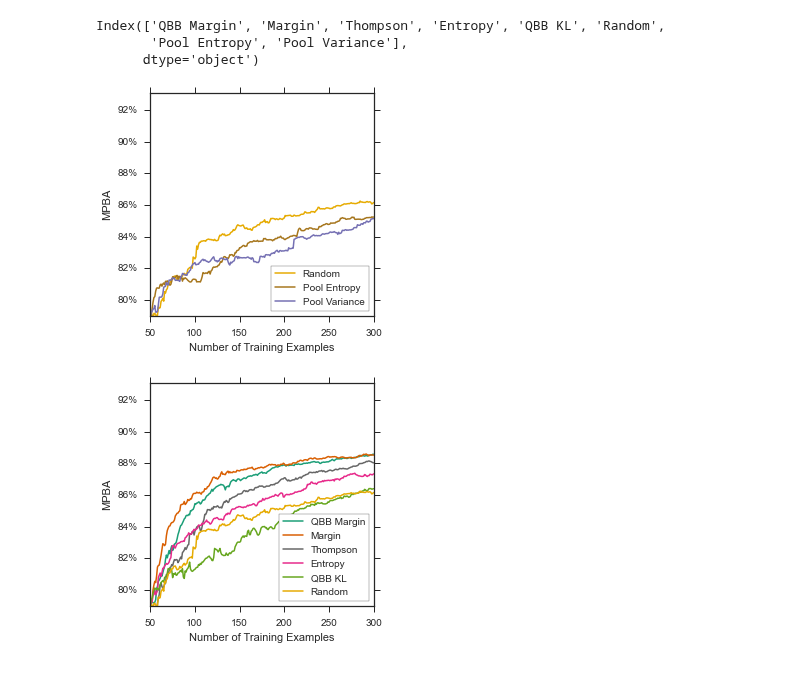
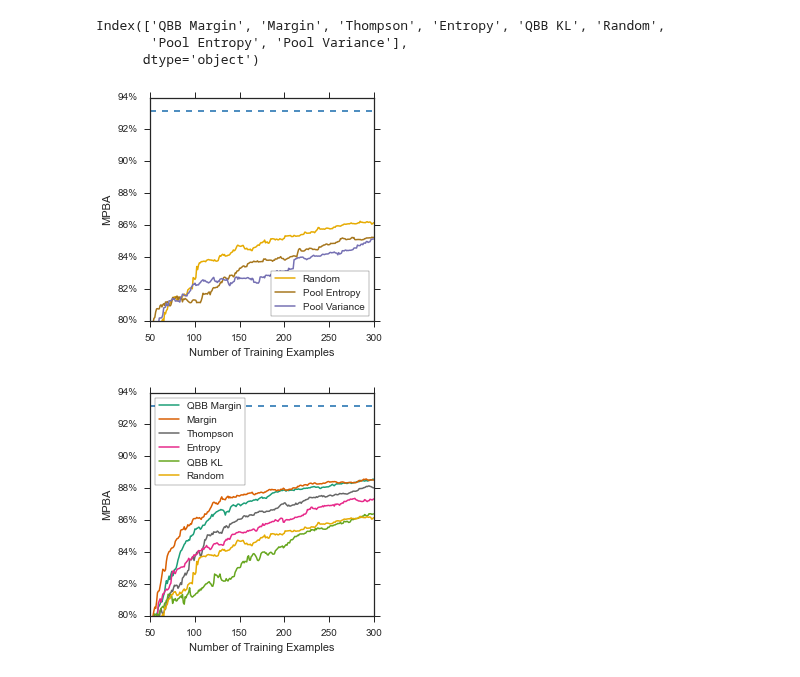
Before and after one commit to chengsoonong/mclass-sky, a Jupyter notebook: projects/alasdair/notebooks/06_active_learning_sdss.ipynb, the cells around one changed output. Cells and saved outputs as stored; diff of their text form; code cells hidden in the pictures.

```diff
--- a/projects/alasdair/notebooks/06_active_learning_sdss.ipynb
+++ b/projects/alasdair/notebooks/06_active_learning_sdss.ipynb
@@ -51,8 +51,8 @@ linestyles = {'Random': '-',
               'Pool Entropy': '-',
               'Thompson': '-'}
 labels = ['Random', 'Entropy', 'Margin', 'QBB Margin', 'QBB KL', 'Pool Variance', 'Pool Entropy', 'Thompson']
-upper_l = 0.898435180803
-upper_r = 0.930910538547
+upper_l = 0.90570974
+upper_r = 0.93177572
 # %%
 if running_expt:
     sdss = pd.read_hdf('../data/sdss.h5', 'sdss')
@@ -242,16 +242,16 @@ Index(['QBB Margin', 'Margin', 'Thompson', 'Entropy', 'QBB KL', 'Random',
       dtype='object')
 # %%
 fig = plt.figure(figsize=(4, 4))
-ax = plot_learning_curve_df(xrange, ur_df, ur_df.columns[5:], colors, linestyles, ylim=(.79, upper_r))
+ax = plot_learning_curve_df(xrange, ur_df, ur_df.columns[5:], colors, linestyles, upper=upper_r, ylim=(.8, .94))
 fig.savefig(fig_dir+'5_active/sdss_ur_ind_lower.pdf', bbox_inches='tight')
 # %% [output]
-[figure, old version]
+[figure, new version]
 # %%
 fig = plt.figure(figsize=(4, 4))
-ax = plot_learning_curve_df(xrange, ur_df, ur_df.columns[:6], colors, linestyles, ylim=(.79, upper_r))
+ax = plot_learning_curve_df(xrange, ur_df, ur_df.columns[:6], colors, linestyles, upper=upper_r, ylim=(.8, .94), loc='upper left')
 fig.savefig(fig_dir+'5_active/sdss_ur_ind_upper.pdf', bbox_inches='tight')
 # %% [output]
-[figure, old version]
+[figure, new version]
 # %%
 fig = plt.figure(figsize=(10, 2))
 ax = plot_final_accuracy(ur_lcs, labels, colors, ylim=(.75, .95))
```
Also changed, not shown: parts of 10 cells of this notebook, 50 other files.
